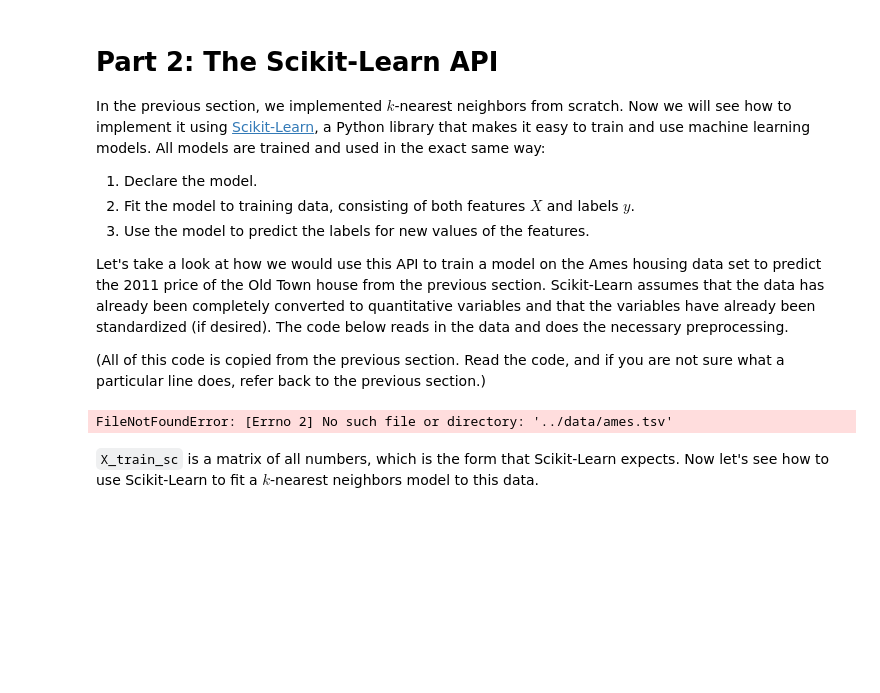
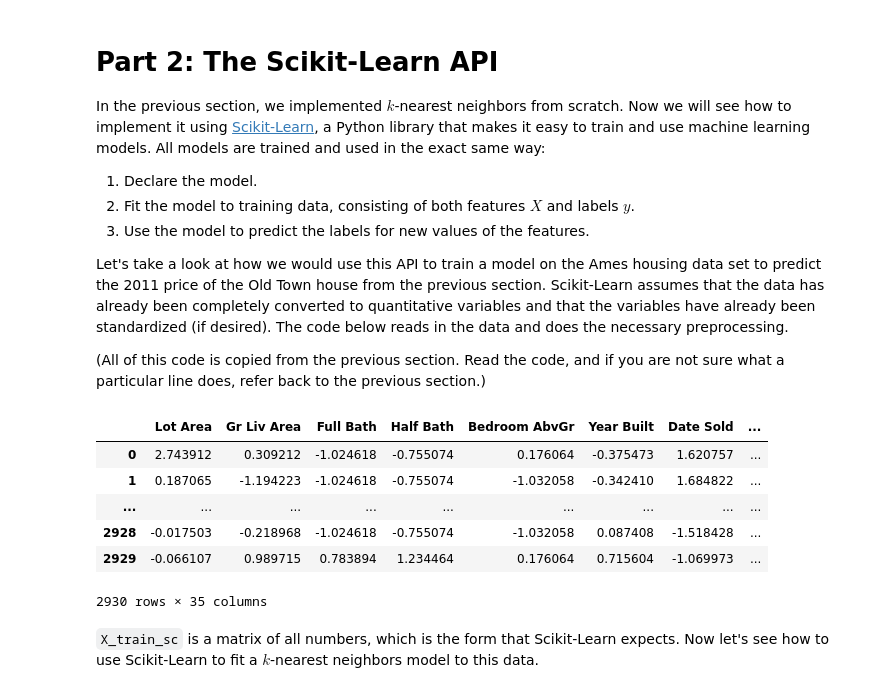
Before and after one commit to Delery5/RegressionModel, a Jupyter notebook: Lab11.ipynb, the cells around one changed output. Saved outputs shown, nothing was run; the diff lists cells and outputs as text; code cells hidden in the pictures; blank space fills up the shorter version.

```diff
--- a/Lab11.ipynb
+++ b/Lab11.ipynb
@@ -337,36 +449,42 @@ import numpy as np
 import pandas as pd
 pd.options.display.max_rows = 5
 
-housing = pd.read_csv("../data/ames.tsv", sep="\t")
+housing = pd.read_csv("data/ames.tsv", sep="\t")
 
 housing["Date Sold"] = housing["Yr Sold"] + housing["Mo Sold"] / 12
 features = ["Lot Area", "Gr Liv Area",
             "Full Bath", "Half Bath",
             "Bedroom AbvGr",
             "Year Built", "Date Sold",
             "Neighborhood"]
 X_train = pd.get_dummies(housing[features])
 y_train = housing["SalePrice"]
 
 x_new = pd.Series(index=X_train.columns, dtype=float)
 x_new["Lot Area"] = 9000
 x_new["Gr Liv Area"] = 1400
 x_new["Full Bath"] = 2
 x_new["Half Bath"] = 1
 x_new["Bedroom AbvGr"] = 3
 x_new["Year Built"] = 1980
 x_new["Date Sold"] = 2011
 x_new["Neighborhood_OldTown"] = 1
 x_new.fillna(0, inplace=True)
 
 X_train_mean = X_train.mean()
 X_train_std = X_train.std()
 X_train_sc = (X_train - X_train_mean) / X_train_std
 x_new_sc = (x_new - X_train_mean) / X_train_std
 
 X_train_sc
 # %% [output]
+|  | Lot Area | Gr Liv Area | Full Bath | Half Bath | Bedroom AbvGr | Year Built | Date Sold | ... |
+| 0 | 2.743912 | 0.309212 | -1.024618 | -0.755074 | 0.176064 | -0.375473 | 1.620757 | ... |
+| 1 | 0.187065 | -1.194223 | -1.024618 | -0.755074 | -1.032058 | -0.342410 | 1.684822 | ... |
+| ... | ... | ... | ... | ... | ... | ... | ... | ... |
+| 2928 | -0.017503 | -0.218968 | -1.024618 | -0.755074 | -1.032058 | 0.087408 | -1.518428 | ... |
+| 2929 | -0.066107 | 0.989715 | 0.783894 | 1.234464 | 0.176064 | 0.715604 | -1.069973 | ... |
-FileNotFoundError: [Errno 2] No such file or directory: '../data/ames.tsv'
+2930 rows × 35 columns
 # %% [markdown]
 `X_train_sc` is a matrix of all numbers, which is the form that Scikit-Learn expects. Now let's see how to use Scikit-Learn to fit a $k$-nearest neighbors model to this data.
 # %%
```
Also changed, not shown: parts of 14 cells of this notebook.
